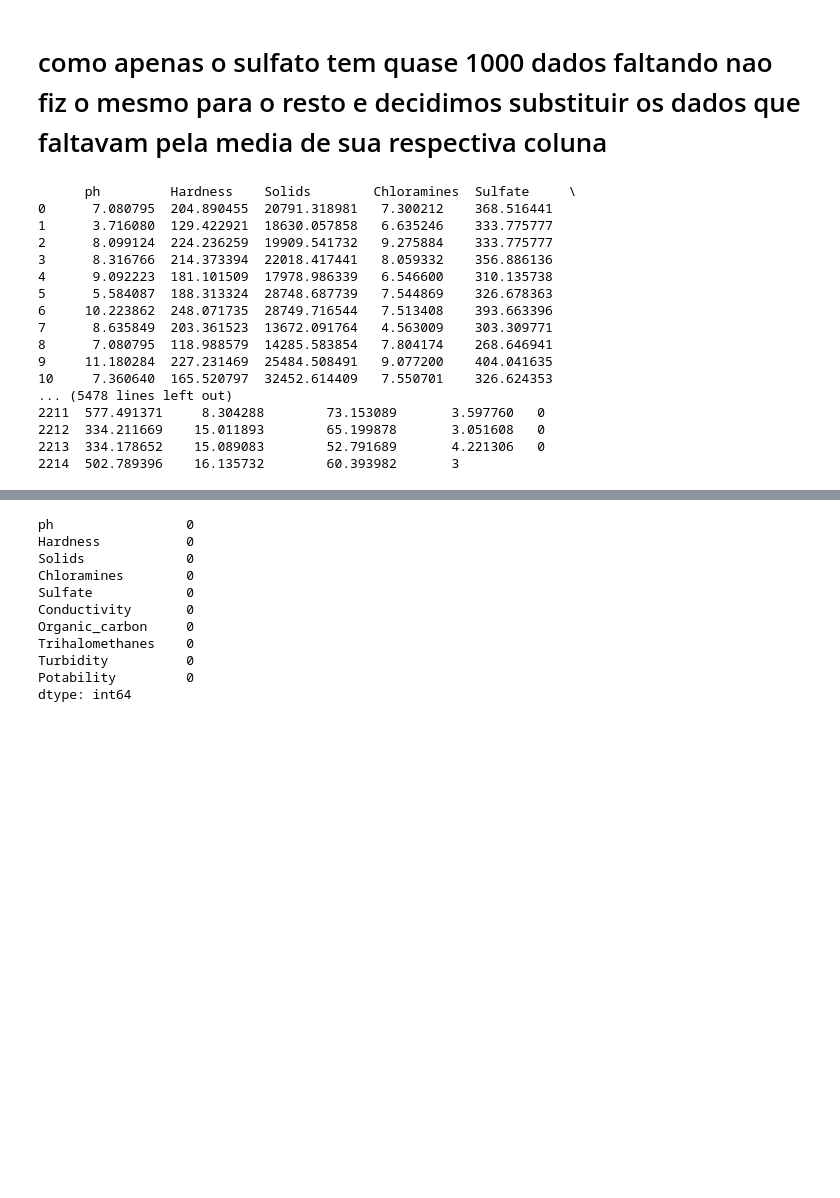
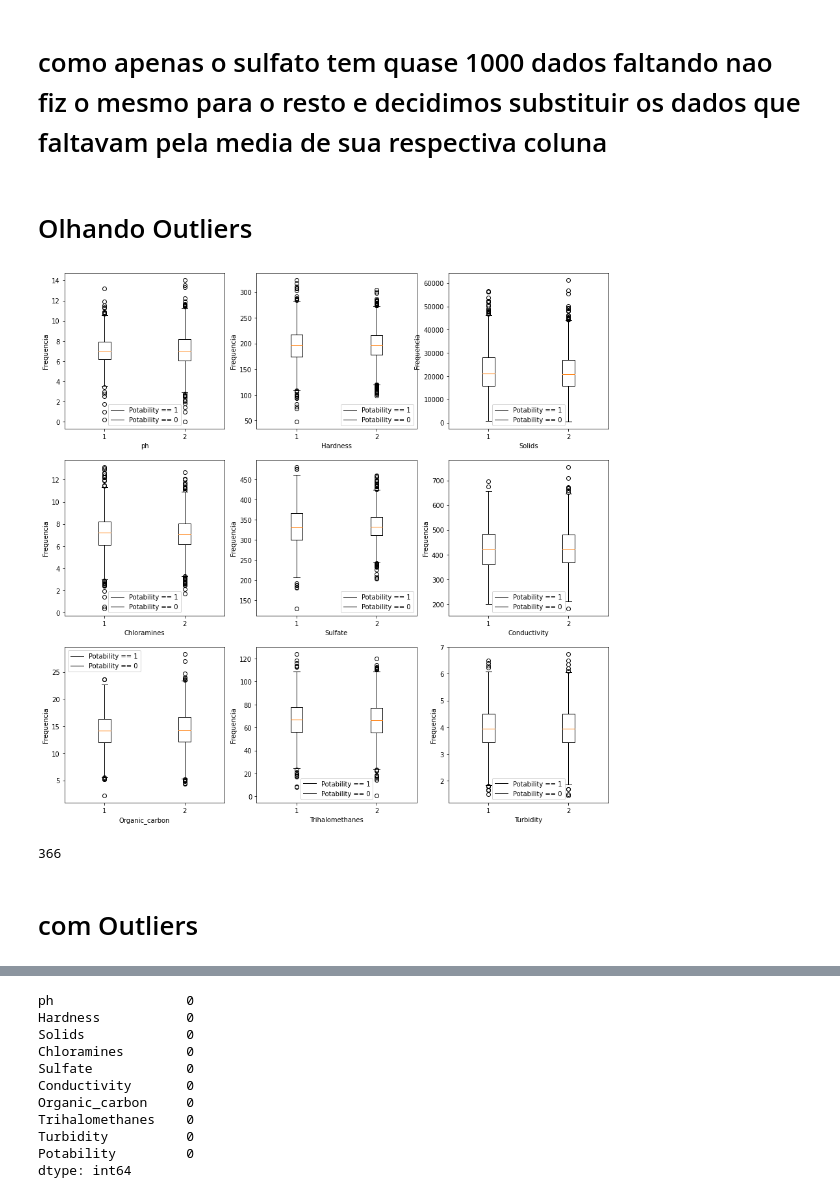
Before and after one commit to RafaelNiccheri/P2_Cdados_2021-2, a Jupyter notebook: Teste.ipynb, the cells around one changed output, grey strips where cells are left out. Drawn from its saved outputs; the diff is of its cells as text; code cells hidden in the pictures; blank space fills up the shorter version.

```diff
--- a/Teste.ipynb
+++ b/Teste.ipynb
@@ -183,27 +123,28 @@ print(f"media de sulfato em aguas nao potaveis {sulfato0_semNaN['Sulfate'].sum()
 media de sulfato em aguas nao potaveis 334.5642895786881 e em aguas potaveis 332.56699023366554 considerando somente as amostras com dados para sulfato
 # %% [markdown]
 # como apenas o sulfato tem quase 1000 dados faltando nao fiz o mesmo para o resto e decidimos substituir os dados que faltavam pela media de sua respectiva coluna
-# %%
-df_agua1 = df_agua.copy()
-for i in list(df_agua):
-    df_agua1[i] = df_agua1[i].fillna(df_agua1[i].mean())
-
-df_agua1
-# %% [output]
-      ph         Hardness    Solids        Chloramines  Sulfate     \
-0      7.080795  204.890455  20791.318981   7.300212    368.516441
-1      3.716080  129.422921  18630.057858   6.635246    333.775777
-2      8.099124  224.236259  19909.541732   9.275884    333.775777
-3      8.316766  214.373394  22018.417441   8.059332    356.886136
-4      9.092223  181.101509  17978.986339   6.546600    310.135738
-5      5.584087  188.313324  28748.687739   7.544869    326.678363
-6     10.223862  248.071735  28749.716544   7.513408    393.663396
-7      8.635849  203.361523  13672.091764   4.563009    303.309771
-8      7.080795  118.988579  14285.583854   7.804174    268.646941
-9     11.180284  227.231469  25484.508491   9.077200    404.041635
-10     7.360640  165.520797  32452.614409   7.550701    326.624353
-... (5478 lines left out)
-2211  577.491371     8.304288        73.153089       3.597760   0
-2212  334.211669    15.011893        65.199878       3.051608   0
-2213  334.178652    15.089083        52.791689       4.221306   0
-2214  502.789396    16.135732        60.393982       3
+# %% [markdown]
+# Olhando Outliers
+# %%
+plt.figure(figsize=(15, 15), num='corr_ajustada sem pot')
+n = 1
+for i in ['ph','Hardness','Solids','Chloramines','Sulfate','Conductivity','Organic_carbon','Trihalomethanes','Turbidity']:
+    plt.subplot(3, 3, n)
+    n+=1
+    plt.boxplot([df_agua.loc[df_agua['Potability']==1][i].dropna(), df_agua.loc[df_agua['Potability']==0][i].dropna()])
+    plt.xlabel(i)
+    plt.ylabel('Frequencia')
+    plt.legend(('Potability == 1', 'Potability == 0'))
+plt.show()
+# %% [output]
+[figure, added]
+# %%
+Q1 = df_agua.quantile(0.25)
+Q3 = df_agua.quantile(0.75)
+IQR = Q3 - Q1
+Outliers = ((df_agua < (Q1 - 1.5 * IQR)) | (df_agua > (Q3 + 1.5 * IQR))).sum()
+Outliers.sum()
+# %% [output]
+366
+# %% [markdown]
+# com Outliers
```
Also changed, not shown: parts of 55 cells of this notebook.
